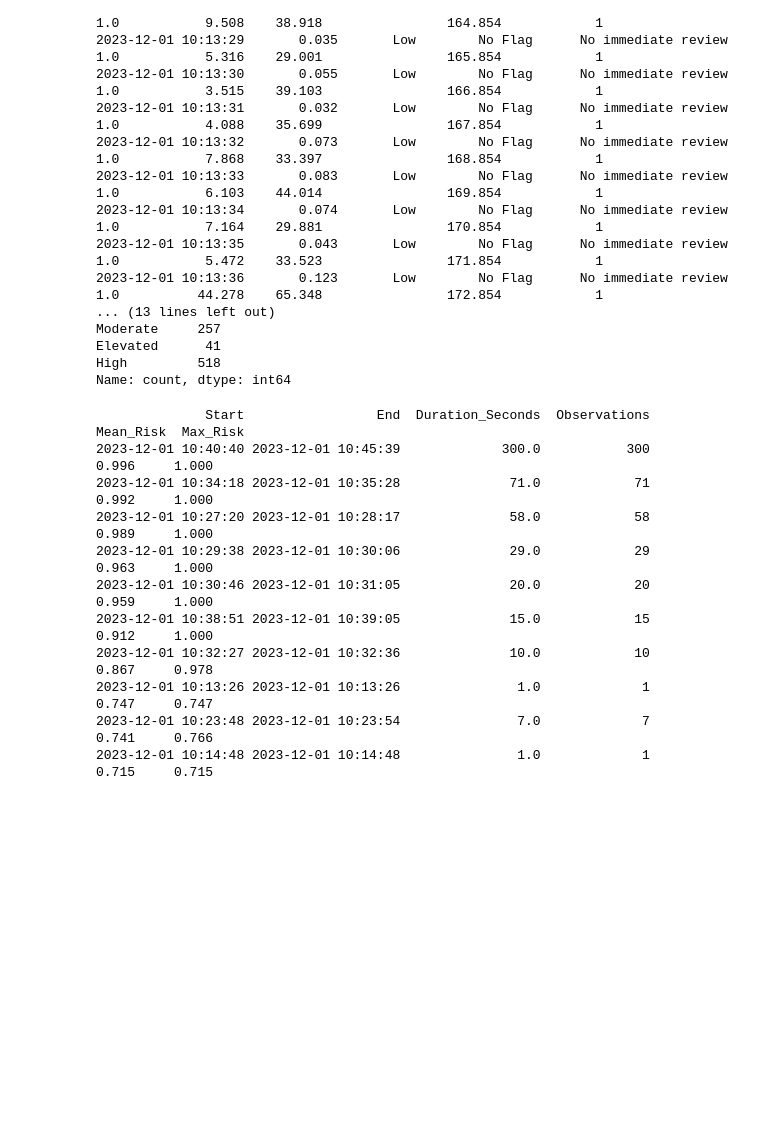
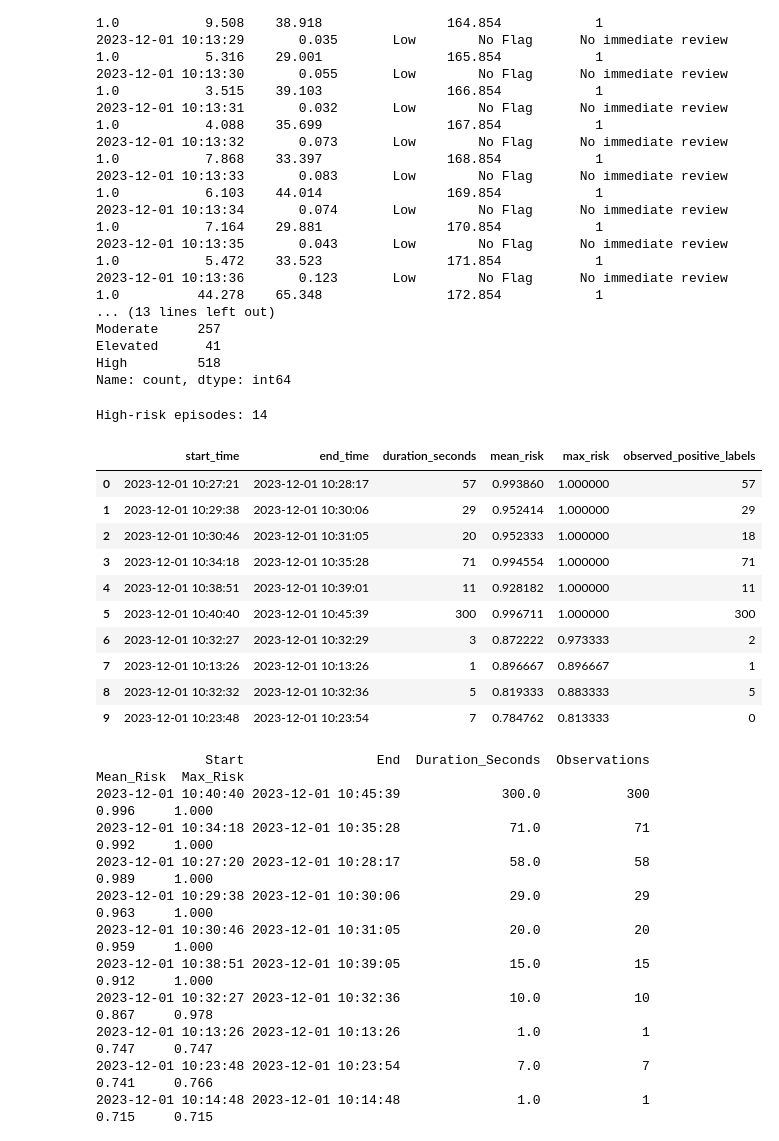
Before and after one commit to Divyanshuraj2350/executive-panopticon, a Jupyter notebook: notebooks/Executive_Panopticon.ipynb, the cells around one changed output. Cells and saved outputs as stored; diff of their text form; code cells hidden in the pictures; blank space fills up the shorter version.

```diff
--- a/notebooks/Executive_Panopticon.ipynb
+++ b/notebooks/Executive_Panopticon.ipynb
@@ -55,12 +55,27 @@ print("Libraries imported successfully.")
 # %% [output]
 Libraries imported successfully.
 # %%
+from pathlib import Path
+
 # ==========================================
 # 2. LOAD DATASETS
 # ==========================================
 
-VIDEO_PATH = "../data/video_telemetry (1) (1).csv"
-SYSTEM_PATH = "../data/system_events (1) (1).csv"
+PROJECT_DIR = next(
+    (
+        folder for folder in (Path.cwd(), *Path.cwd().parents)
+        if (folder / "data").is_dir()
+    ),
+    None,
+)
+
+if PROJECT_DIR is None:
+    raise FileNotFoundError(
+        "Project root not found. Start Jupyter from the project root "
+        "or its notebooks folder."
+    )
+VIDEO_PATH = PROJECT_DIR / "data" / "video_telemetry (1) (1).csv"
+SYSTEM_PATH = PROJECT_DIR / "data" / "system_events (1) (1).csv"
 
 video_df = pd.read_csv(VIDEO_PATH)
 sys_df = pd.read_csv(SYSTEM_PATH)
@@ -3950,6 +4126,61 @@ Moderate     257
 Elevated      41
 High         518
 Name: count, dtype: int64
+# %%
+# 10H. REBUILD HIGH-RISK EPISODES
+risk_review = causal_risk_events.sort_values("timestamp").copy()
+
+risk_review["review_flag"] = (
+    risk_review["risk_score"] >= decision_threshold
+)
+
+risk_review["episode_group"] = (
+    risk_review["review_flag"] !=
+    risk_review["review_flag"].shift()
+).cumsum()
+
+high_risk_rows = risk_review[risk_review["review_flag"]].copy()
+
+if high_risk_rows.empty:
+    causal_episode_report = pd.DataFrame()
+    print("No episodes met the review threshold.")
+else:
+    causal_episode_report = (
+        high_risk_rows.groupby("episode_group")
+        .agg(
+            start_time=("timestamp", "min"),
+            end_time=("timestamp", "max"),
+            duration_seconds=("timestamp", "size"),
+            mean_risk=("risk_score", "mean"),
+            max_risk=("risk_score", "max"),
+            observed_positive_labels=("is_cheating", "sum"),
+        )
+        .reset_index(drop=True)
+    )
+
+    causal_episode_report["duration_seconds"] = (
+        causal_episode_report["duration_seconds"].astype(int)
+    )
+
+    causal_episode_report = causal_episode_report.sort_values(
+        "max_risk", ascending=False
+    ).reset_index(drop=True)
+
+print("High-risk episodes:", len(causal_episode_report))
+display(causal_episode_report.head(10))
+# %% [output]
+High-risk episodes: 14
+|  | start_time | end_time | duration_seconds | mean_risk | max_risk | observed_positive_labels |
+| 0 | 2023-12-01 10:27:21 | 2023-12-01 10:28:17 | 57 | 0.993860 | 1.000000 | 57 |
+| 1 | 2023-12-01 10:29:38 | 2023-12-01 10:30:06 | 29 | 0.952414 | 1.000000 | 29 |
+| 2 | 2023-12-01 10:30:46 | 2023-12-01 10:31:05 | 20 | 0.952333 | 1.000000 | 18 |
+| 3 | 2023-12-01 10:34:18 | 2023-12-01 10:35:28 | 71 | 0.994554 | 1.000000 | 71 |
+| 4 | 2023-12-01 10:38:51 | 2023-12-01 10:39:01 | 11 | 0.928182 | 1.000000 | 11 |
+| 5 | 2023-12-01 10:40:40 | 2023-12-01 10:45:39 | 300 | 0.996711 | 1.000000 | 300 |
+| 6 | 2023-12-01 10:32:27 | 2023-12-01 10:32:29 | 3 | 0.872222 | 0.973333 | 2 |
+| 7 | 2023-12-01 10:13:26 | 2023-12-01 10:13:26 | 1 | 0.896667 | 0.896667 | 1 |
+| 8 | 2023-12-01 10:32:32 | 2023-12-01 10:32:36 | 5 | 0.819333 | 0.883333 | 5 |
+| 9 | 2023-12-01 10:23:48 | 2023-12-01 10:23:54 | 7 | 0.784762 | 0.813333 | 0 |
 # %%
 # ============================================================
 # 10H. LEAKAGE-SAFE RISK EPISODES
```
Also changed, not shown: parts of 24 cells of this notebook, 3 other files.
